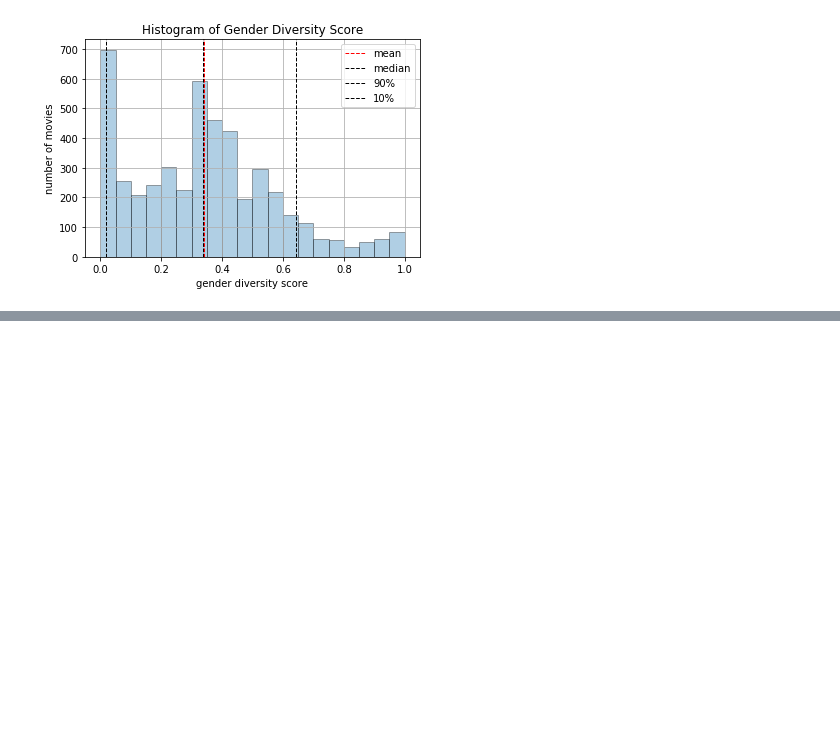
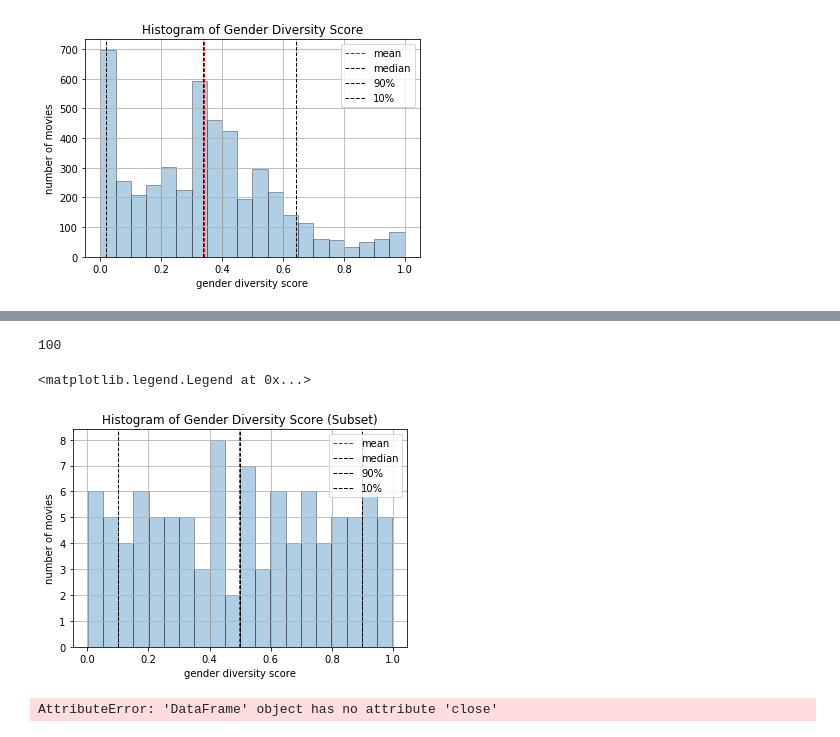
Before and after one commit to tmaxdillon/movie-gender-sentiment-analysis, a Jupyter notebook: get_diversity_score.ipynb, the cells around one changed output, grey strips where cells are left out. Cells and saved outputs as stored; diff of their text form; code cells hidden in the pictures; blank space fills up the shorter version.

Commit message:
Updatad notebook to compute diversity score and obtain subset

```diff
--- a/get_diversity_score.ipynb
+++ b/get_diversity_score.ipynb
@@ -74,3 +89,19 @@ ax.legend((mean, median, ninety, ten), ('mean','median','90%','10%'))
 # %% [output]
 <matplotlib.legend.Legend at 0x...>
 [figure]
+# %%
+#create subset
+df_subset = pd.DataFrame(columns=list(df)) #initialize
+df_real = df.dropna() #get rid of nans
+strata = 10 #how many data strata do we want?
+subsetno = 100 #how large do we want the subset to be
+edges = np.linspace(0,1,strata+1) #edges of data strata
+for i in range(0,strata):
+    df_temp = df_real[(df_real['gender diversity score'] > edges[i]) &
+                      (df_real['gender diversity score'] < edges[i+1])]
+    temp_ind = np.round(np.linspace(0,len(df_temp)-1,subsetno/strata))
+    df_subset = pd.concat([df_subset,
+                         df_temp.sort_values(by=['gender diversity score']).iloc[temp_ind,:].reset_index(drop=True)],
+                         ignore_index=True)
+df_subset
+#json.loads(df_subset['cast'][4]) #if you want to query a specific movie
@@ -76,0 +127,23 @@ ax.legend((mean, median, ninety, ten), ('mean','median','90%','10%'))
+# %%
+len(df_subset)
+# %% [output]
+100
+# %%
+#plot subset results
+subset_scores = df_subset['gender diversity score'][:]
+n_bins = 20
+fig, ax = plt.subplots()
+n, bins, patches = plt.hist(subset_scores, bins=n_bins, alpha=0.35, edgecolor='k')
+ax.set(xlabel='gender diversity score', ylabel='number of movies',
+       title='Histogram of Gender Diversity Score (Subset)')
+ax.grid()
+mean = plt.axvline(subset_scores.mean(), color='r', linestyle='dashed', linewidth=1)
+median = plt.axvline(np.percentile(subset_scores,50), color='k', linestyle='dashed', linewidth=1)
+#plt.axvline(np.percentile(subset_scores,25), color='r', linestyle='dashed', linewidth=1)
+#plt.axvline(np.percentile(subset_scores,75), color='r', linestyle='dashed', linewidth=1)
+ninety = plt.axvline(np.percentile(subset_scores,90), color='k', linestyle='dashed', linewidth=1)
+ten = plt.axvline(np.percentile(subset_scores,10), color='k', linestyle='dashed', linewidth=1)
+ax.legend((mean, median, ninety, ten), ('mean','median','90%','10%'))
+# %% [output]
+<matplotlib.legend.Legend at 0x...>
+[figure, added]
@@ -76,0 +166,5 @@ ax.legend((mean, median, ninety, ten), ('mean','median','90%','10%'))
+# %%
+#save subset
+df.to_csv('imdb_subset_100_10strats')
+# %% [output]
+AttributeError: 'DataFrame' object has no attribute 'close'
```
Also changed, not shown: parts of 5 cells of this notebook, 1 other file.
